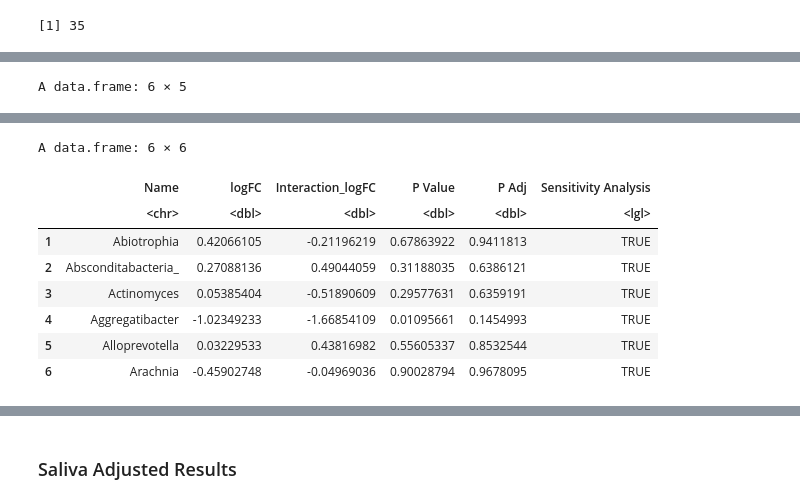
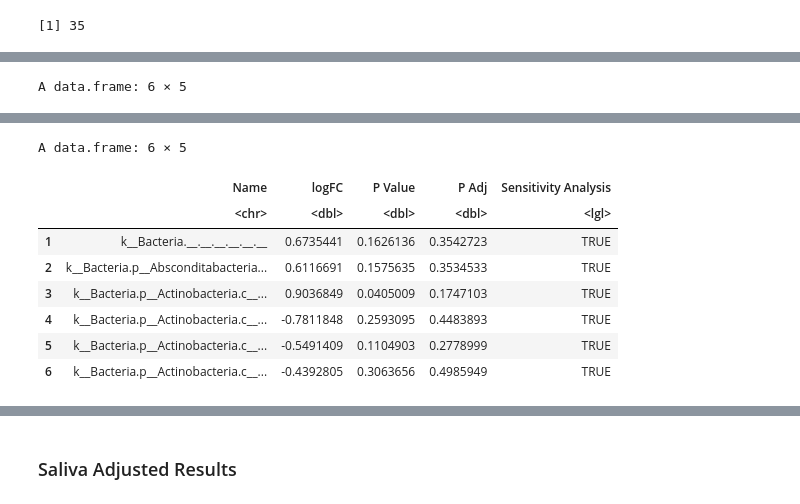
Before and after one commit to Ragerlab/P1013.-Microbiome-Peanut-Allergy, a Jupyter notebook: 2. Individual Bacteria Analyses/Individual Bacteria Analyses.ipynb, the cells around one changed output, grey strips where cells are left out. Drawn from its saved outputs; the diff is of its cells as text; code cells hidden in the pictures.

```diff
--- a/2. Individual Bacteria Analyses/Individual Bacteria Analyses.ipynb
+++ b/2. Individual Bacteria Analyses/Individual Bacteria Analyses.ipynb
@@ -207,12 +229,14 @@ get_ancombc2_results = function(df, formula, value, paired_test, group_var, inte
     }
 
 # calling fn
-saliva_pre_crude = get_ancombc2_results(v1_genus_saliva_df, 'Outcome', 8, FALSE, 'Outcome', 'SU')
-saliva_pre_ige = get_ancombc2_results(v1_genus_saliva_df, 'IgE * Outcome', 8, FALSE, 'Outcome', 'SU')
-saliva_pre_age = get_ancombc2_results(v1_genus_saliva_df, 'Age * Outcome', 8, FALSE, 'Outcome', 'SU')
-stool_pre_crude = get_ancombc2_results(v1_genus_stool_df, 'Outcome', 9, FALSE, 'Outcome', 'SU')
-stool_pre_ige = get_ancombc2_results(v1_genus_stool_df, 'IgE * Outcome', 9, FALSE, 'Outcome', 'SU')
-stool_pre_age = get_ancombc2_results(v1_genus_stool_df, 'Age * Outcome', 9, FALSE, 'Outcome', 'SU')
+saliva_outcome_crude = get_ancombc2_results(v1_saliva_df, 'Outcome', 8, FALSE, 'Outcome', 'SU')
+saliva_outcome_adj = get_ancombc2_results(v1_saliva_df, 'Age + IgE + Outcome', 8, FALSE, 'Outcome', 'SU')
+stool_outcome_crude = get_ancombc2_results(v1_stool_df, 'Outcome', 9, FALSE, 'Outcome', 'SU')
+stool_outcome_adj = get_ancombc2_results(v1_stool_df, 'Age + IgE + Outcome', 9, FALSE, 'Outcome', 'SU')
+post_saliva_outcome_crude = get_ancombc2_results(post_saliva_df, 'Outcome', 8, FALSE, 'Outcome', 'SU')
+post_saliva_outcome_adj = get_ancombc2_results(post_saliva_df, 'Age + IgE + Outcome', 8, FALSE, 'Outcome', 'SU')
+post_stool_outcome_crude = get_ancombc2_results(post_stool_df, 'Outcome', 9, FALSE, 'Outcome', 'SU')
+post_stool_outcome_adj = get_ancombc2_results(post_stool_df, 'Age + IgE + Outcome', 9, FALSE, 'Outcome', 'SU')
 # %% [output]
 Checking the input data type ...
 
@@ -241,26 +277,31 @@ clean_crude_model_colnames = function(df){
     }
 
 # calling fn
-saliva_pre_crude_df = clean_crude_model_colnames(saliva_pre_crude)
-stool_pre_crude_df = clean_crude_model_colnames(stool_pre_crude)
+saliva_outcome_crude_df = clean_crude_model_colnames(saliva_outcome_crude)
+stool_outcome_crude_df = clean_crude_model_colnames(stool_outcome_crude)
+saliva_outcome_adj_df = clean_crude_model_colnames(saliva_outcome_adj)
+stool_outcome_adj_df = clean_crude_model_colnames(stool_outcome_adj)
+post_saliva_outcome_crude_df = clean_crude_model_colnames(post_saliva_outcome_crude)
+post_stool_outcome_crude_df = clean_crude_model_colnames(post_stool_outcome_crude)
+post_saliva_outcome_adj_df = clean_crude_model_colnames(post_saliva_outcome_adj)
+post_stool_outcome_adj_df = clean_crude_model_colnames(post_stool_outcome_adj)
+# clean_adj_model_colnames = function(df){
 
-clean_adj_model_colnames = function(df){
+#     df = df[,c(1:3,5,7,10)]
+#     colnames(df)[2:6] = c('logFC', 'Interaction_logFC', 'P Value',
+#                             'P Adj', 'Sensitivity Analysis')
 
-    df = df[,c(1:3,5,7,10)]
-    colnames(df)[2:6] = c('logFC', 'Interaction_logFC', 'P Value',
-                            'P Adj', 'Sensitivity Analysis')
+#     return(df)
+#     }
 
-    return(df)
-    }
+# # calling fn
+# saliva_outcome_adj_df = clean_adj_model_colnames(saliva_outcome_adj)
+# # saliva_pre_age_df = clean_adj_model_colnames(saliva_pre_age)
+# # stool_pre_ige_df = clean_adj_model_colnames(stool_pre_ige)
+# stool_outcome_adj_df = clean_adj_model_colnames(stool_outcome_adj)
 
-# calling fn
-saliva_pre_ige_df = clean_adj_model_colnames(saliva_pre_ige)
-saliva_pre_age_df = clean_adj_model_colnames(saliva_pre_age)
-stool_pre_ige_df = clean_adj_model_colnames(stool_pre_ige)
-stool_pre_age_df = clean_adj_model_colnames(stool_pre_age)
-
-head(saliva_pre_crude_df)
-head(saliva_pre_ige_df)
+head(saliva_outcome_crude_df)
+head(saliva_outcome_adj_df)
 # %% [output]
 A data.frame: 6 × 5
 |  | Name | logFC | P Value | P Adj | Sensitivity Analysis |
@@ -274,9 +315,9 @@ A data.frame: 6 × 5
-A data.frame: 6 × 6
+A data.frame: 6 × 5
-|  | Name | logFC | Interaction_logFC | P Value | P Adj | Sensitivity Analysis |
-|  | <chr> | <dbl> | <dbl> | <dbl> | <dbl> | <lgl> |
-| 1 | Abiotrophia | 0.42066105 | -0.21196219 | 0.67863922 | 0.9411813 | TRUE |
-| 2 | Absconditabacteria_ | 0.27088136 | 0.49044059 | 0.31188035 | 0.6386121 | TRUE |
-| 3 | Actinomyces | 0.05385404 | -0.51890609 | 0.29577631 | 0.6359191 | TRUE |
-| 4 | Aggregatibacter | -1.02349233 | -1.66854109 | 0.01095661 | 0.1454993 | TRUE |
-| 5 | Alloprevotella | 0.03229533 | 0.43816982 | 0.55605337 | 0.8532544 | TRUE |
-| 6 | Arachnia | -0.45902748 | -0.04969036 | 0.90028794 | 0.9678095 | TRUE |
+|  | Name | logFC | P Value | P Adj | Sensitivity Analysis |
+|  | <chr> | <dbl> | <dbl> | <dbl> | <lgl> |
+| 1 | k__Bacteria.__.__.__.__.__.__ | 0.6735441 | 0.1626136 | 0.3542723 | TRUE |
+| 2 | k__Bacteria.p__Absconditabacteria... | 0.6116691 | 0.1575635 | 0.3534533 | TRUE |
+| 3 | k__Bacteria.p__Actinobacteria.c__... | 0.9036849 | 0.0405009 | 0.1747103 | TRUE |
+| 4 | k__Bacteria.p__Actinobacteria.c__... | -0.7811848 | 0.2593095 | 0.4483893 | TRUE |
+| 5 | k__Bacteria.p__Actinobacteria.c__... | -0.5491409 | 0.1104903 | 0.2778999 | TRUE |
+| 6 | k__Bacteria.p__Actinobacteria.c__... | -0.4392805 | 0.3063656 | 0.4985949 | TRUE |
```
Also changed, not shown: parts of 68 cells of this notebook.
